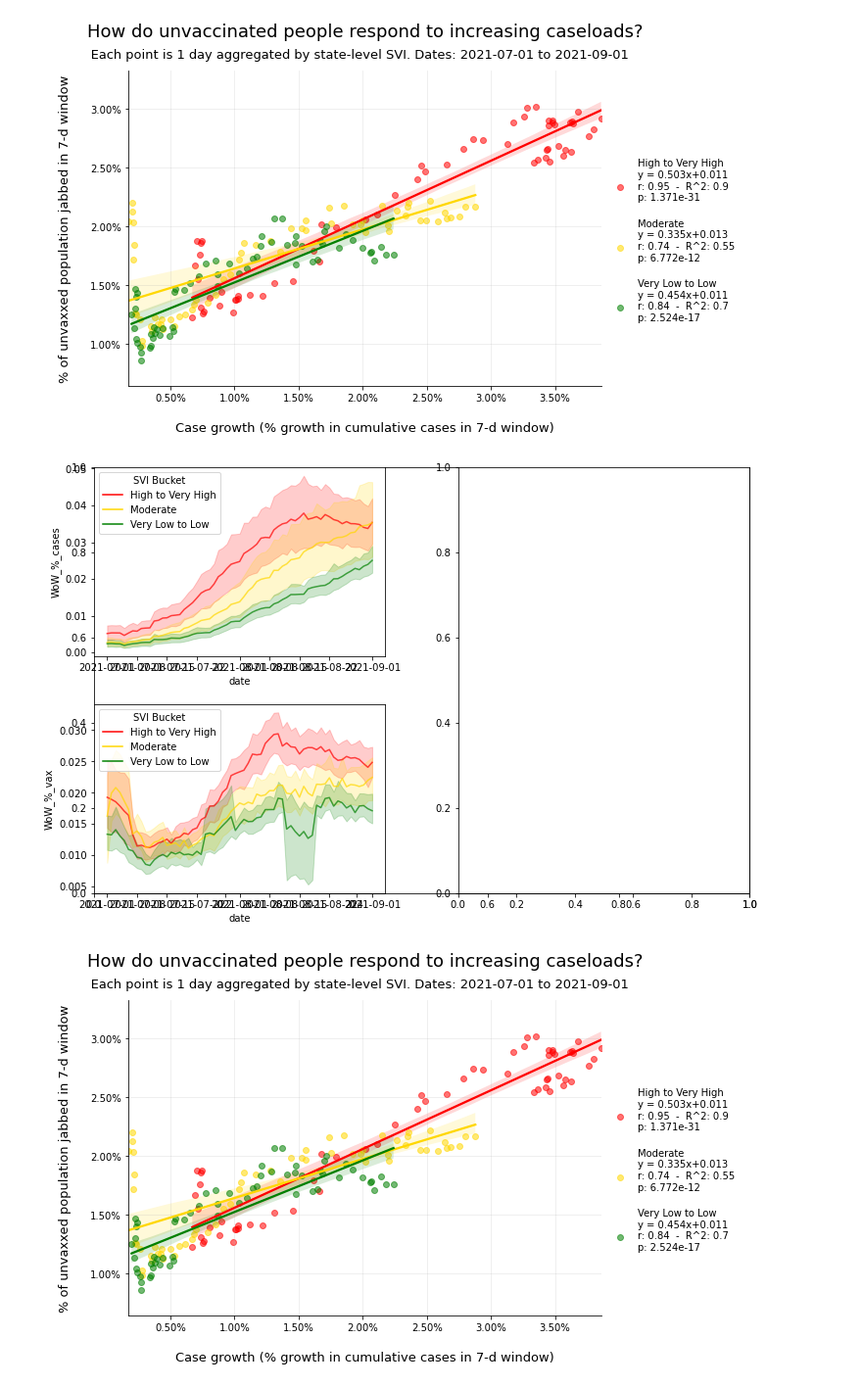
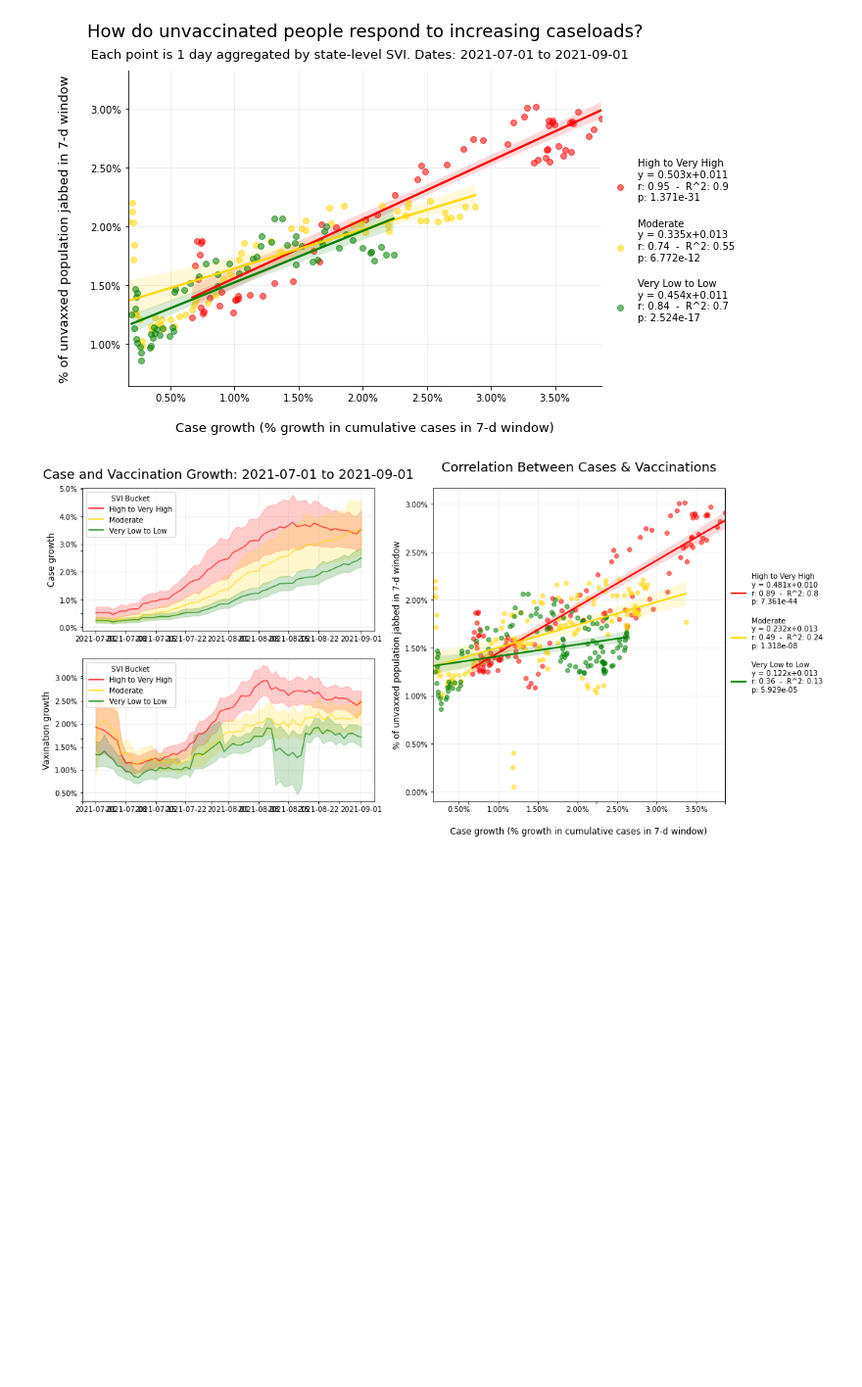
Before and after one commit to mraottth/API-201Z, a Jupyter notebook: Python/test_jupyter.ipynb, the cells around one changed output. Shown: that part at 98% size. Saved outputs shown, nothing was run; the diff lists cells and outputs as text; code cells hidden in the pictures; blank space fills up the shorter version.

```diff
--- a/Python/test_jupyter.ipynb
+++ b/Python/test_jupyter.ipynb
@@ -152,14 +152,12 @@ agg_lm(
 | Note: | *p<0.1; **p<0.05; ***p<0.01 |  |  |
 [figure]
 # %%
-case_and_vax_plot2(
+vax_cases_and_correlation(
     data=df_joined_cases,
-    hue_col='SVI Bucket',
+    groupby='SVI Bucket',
     hue_levels={'High to Very High':'red', 'Moderate':'gold', 'Very Low to Low':'green'},
-    title='Case and Vaccination Growth: 4th Wave Upswing',
     start="2021-07-01",
     end="2021-09-01"
-    )
+)
 # %% [output]
-[figure, old version]
+[figure, new version]
-[figure, removed]
```
Also changed, not shown: parts of 1 cell of this notebook, 1 other file.
